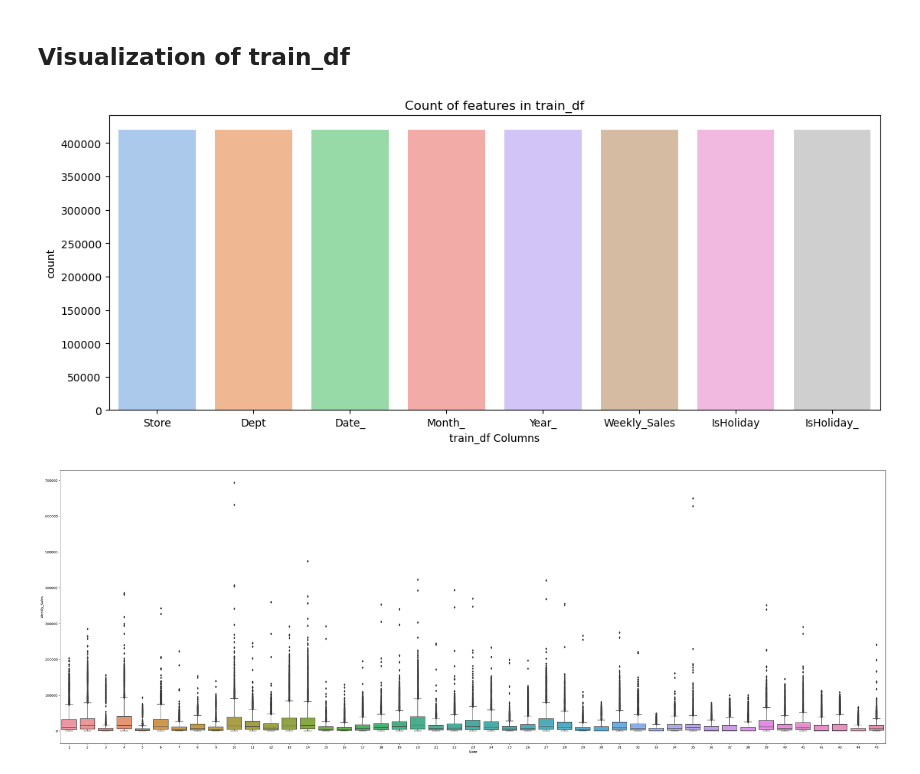
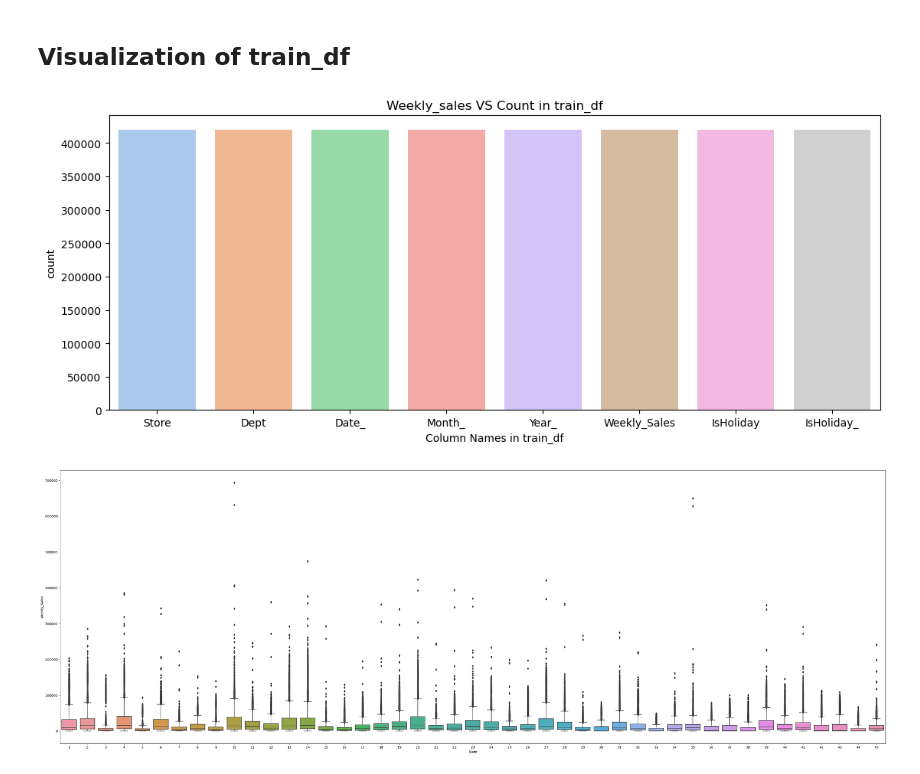
Before and after one commit to SamNijin/Walmart-Data-Analysis-Visualization, a Jupyter notebook: Walmart-Data-Analysis-Visualization.ipynb, the cells around one changed output. Drawn from its saved outputs; the diff is of its cells as text; code cells hidden in the pictures.

```diff
--- a/Walmart-Data-Analysis-Visualization.ipynb
+++ b/Walmart-Data-Analysis-Visualization.ipynb
@@ -197,11 +247,11 @@ train_df.tail()
 # %%
 plt.figure(figsize=[13,5])
 sns.countplot(train_df, palette=sns.color_palette("pastel"))
-plt.xlabel('train_df Columns')
-plt.title('Count of features in train_df')
+plt.title('Weekly_sales VS Count in train_df')
+plt.xlabel('Column Names in train_df')
 plt.show()
 # %% [output]
-[figure, old version]
+[figure, new version]
 # %%
 plt.figure(figsize=[45,15])
 sns.boxplot(data = train_df, x = 'Store', y = 'Weekly_Sales')
```
Also changed, not shown: parts of 25 cells of this notebook.
